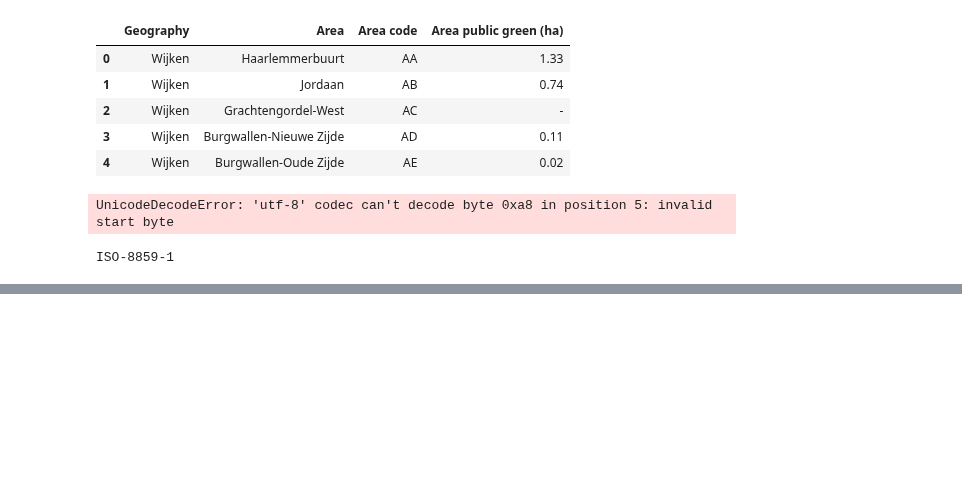
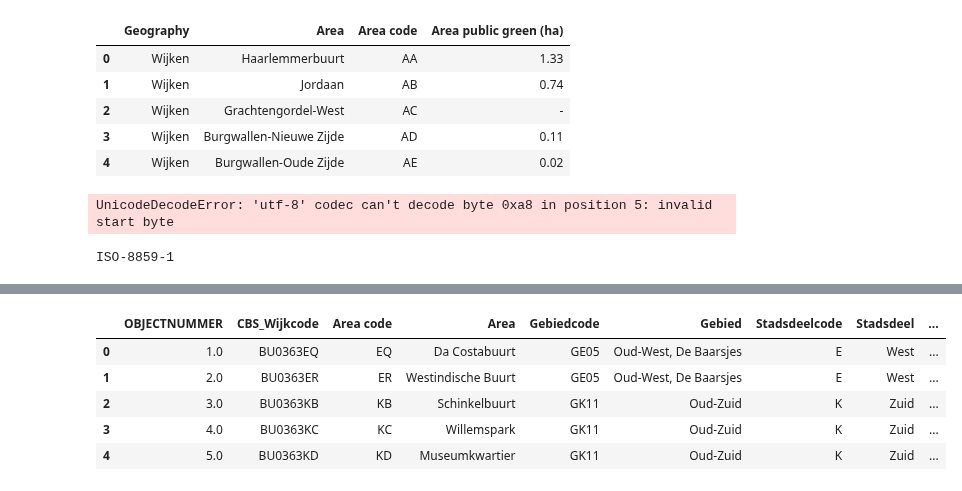
Before and after one commit to MJMRData1Assignment1/Assignment-1, a Jupyter notebook: Hackathon/Step1_2.ipynb, the cells around one changed output, grey strips where cells are left out. Cells and saved outputs as stored; diff of their text form; code cells hidden in the pictures; blank space fills up the shorter version.

```diff
--- a/Hackathon/Step1_2.ipynb
+++ b/Hackathon/Step1_2.ipynb
@@ -102,0 +188,20 @@ Traffic.head()
+# %%
+Main_dataset['CBS_Wijkcode'] = Main_dataset['CBS_Wijkcode'].str.strip('"')
+Main_dataset['Wijkcode'] = Main_dataset['Wijkcode'].str.strip('"')
+Main_dataset['Wijk'] = Main_dataset['Wijk'].str.strip('"')
+Main_dataset['Gebiedcode'] = Main_dataset['Gebiedcode'].str.strip('"')
+Main_dataset['Gebied'] = Main_dataset['Gebied'].str.strip('"')
+Main_dataset['Stadsdeelcode'] = Main_dataset['Stadsdeelcode'].str.strip('"')
+Main_dataset['Stadsdeel'] = Main_dataset['Stadsdeel'].str.strip('"')
+
+# change the header name or dtype
+Main_dataset.rename(columns={'Wijkcode': 'Area code', 'Wijk': 'Area'}, inplace=True)
+
+Main_dataset.head()
+# %% [output]
+|  | OBJECTNUMMER | CBS_Wijkcode | Area code | Area | Gebiedcode | Gebied | Stadsdeelcode | Stadsdeel | ... |
+| 0 | 1.0 | BU0363EQ | EQ | Da Costabuurt | GE05 | Oud-West, De Baarsjes | E | West | ... |
+| 1 | 2.0 | BU0363ER | ER | Westindische Buurt | GE05 | Oud-West, De Baarsjes | E | West | ... |
+| 2 | 3.0 | BU0363KB | KB | Schinkelbuurt | GK11 | Oud-Zuid | K | Zuid | ... |
+| 3 | 4.0 | BU0363KC | KC | Willemspark | GK11 | Oud-Zuid | K | Zuid | ... |
+| 4 | 5.0 | BU0363KD | KD | Museumkwartier | GK11 | Oud-Zuid | K | Zuid | ... |
```
Also changed, not shown: parts of 16 cells of this notebook, 5 other files.
